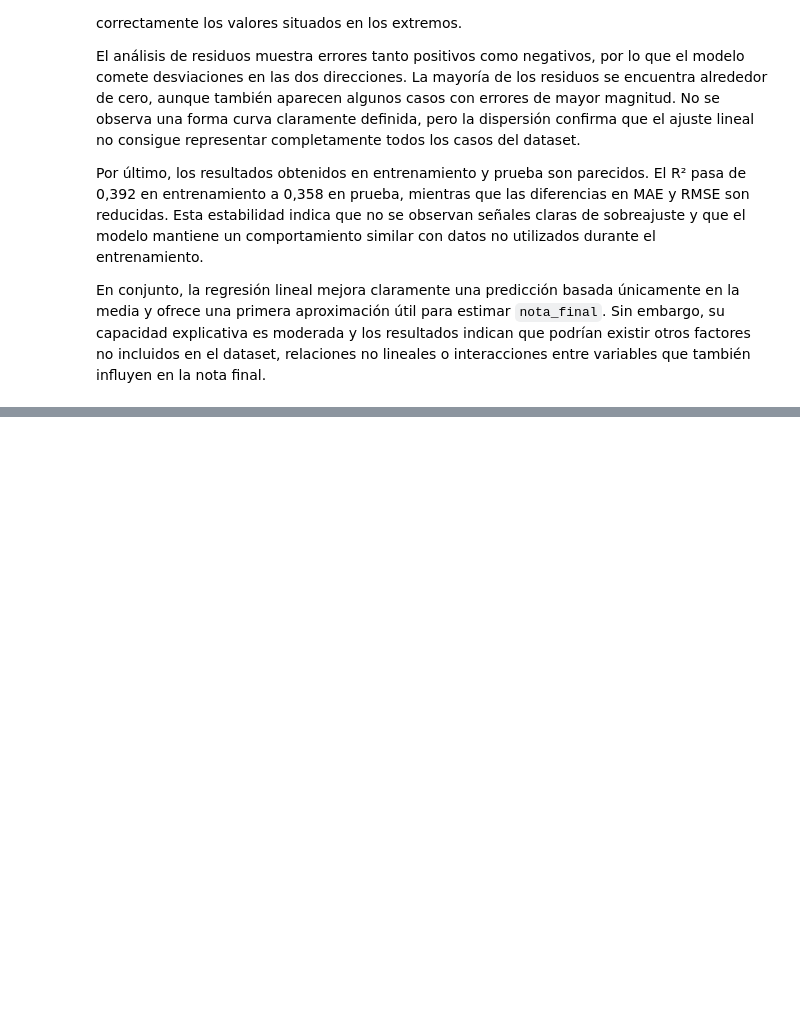
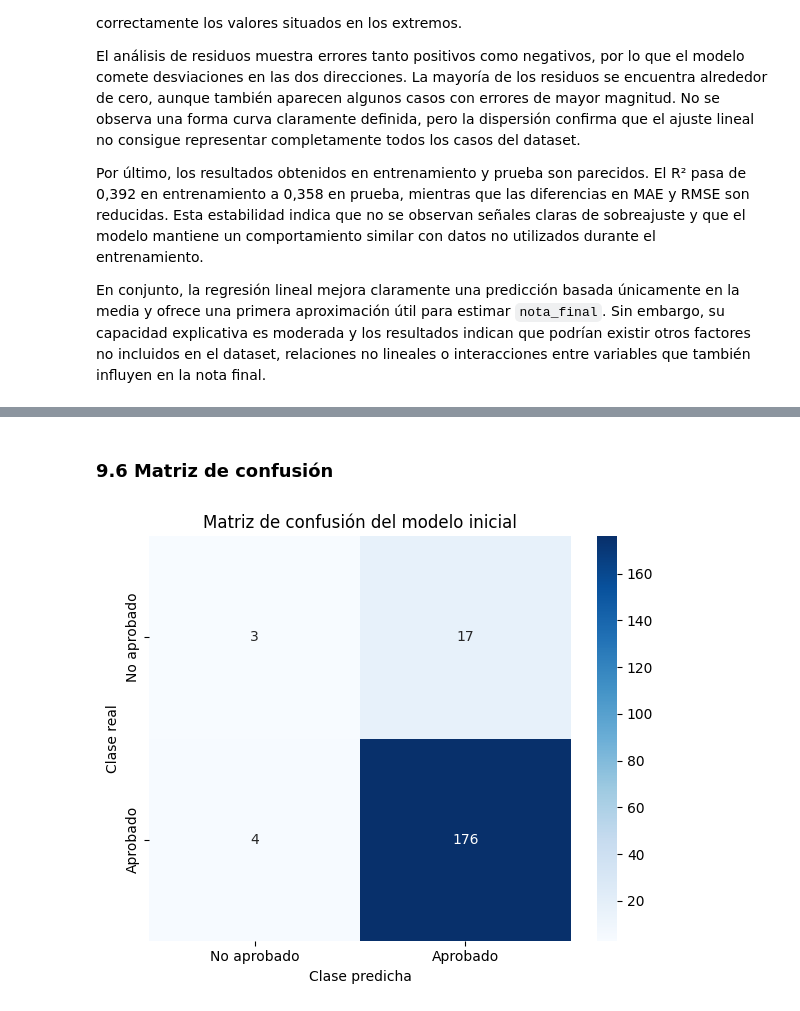
Before and after one commit to juanpamtx/Proyecto_08_DS.Machine_learning_regresion_y_clasificacion, a Jupyter notebook: Notebook/03_modelado_regresion_clasificacion.ipynb, the cells around one changed output, grey strips where cells are left out. Drawn from its saved outputs; the diff is of its cells as text; code cells hidden in the pictures; blank space fills up the shorter version.

```diff
--- a/Notebook/03_modelado_regresion_clasificacion.ipynb
+++ b/Notebook/03_modelado_regresion_clasificacion.ipynb
@@ -781,0 +794,17 @@ En conjunto, la regresión lineal mejora claramente una predicción basada únic
+# %%
+# Creación del pipeline para el modelo inicial de regresión logística
+pipeline_clasificacion = Pipeline(
+    steps=[
+        ("preprocesamiento", preprocesador),
+        (
+            "modelo",
+            LogisticRegression(
+                max_iter=1000,
+                random_state=42
+            )
+        )
+    ]
+)
+
+# Mostramos la estructura del pipeline
+pipeline_clasificacion
@@ -781,0 +836,8 @@ En conjunto, la regresión lineal mejora claramente una predicción basada únic
+# %%
+# Entrenamiento del modelo inicial de regresión logística
+pipeline_clasificacion.fit(
+    X_train_clf,
+    y_train_clf
+)
+
+print("Modelo inicial de regresión logística entrenado correctamente.")
@@ -781,0 +856,8 @@ En conjunto, la regresión lineal mejora claramente una predicción basada únic
+# %%
+# Predicciones de clase sobre el conjunto de prueba
+y_pred_clf = pipeline_clasificacion.predict(
+    X_test_clf
+)
+
+# Mostramos las primeras predicciones
+y_pred_clf[:20]
@@ -781,0 +934,11 @@ En conjunto, la regresión lineal mejora claramente una predicción basada únic
+# %% [markdown]
+### 9.6 Matriz de confusión
+# %%
+# Matriz de confusión del modelo inicial
+graficar_matriz_confusion(
+    y_test_clf,
+    y_pred_clf,
+    titulo="Matriz de confusión del modelo inicial"
+)
+# %% [output]
+[figure, added]
```
Also changed, not shown: parts of 91 cells of this notebook, 3 other files.
